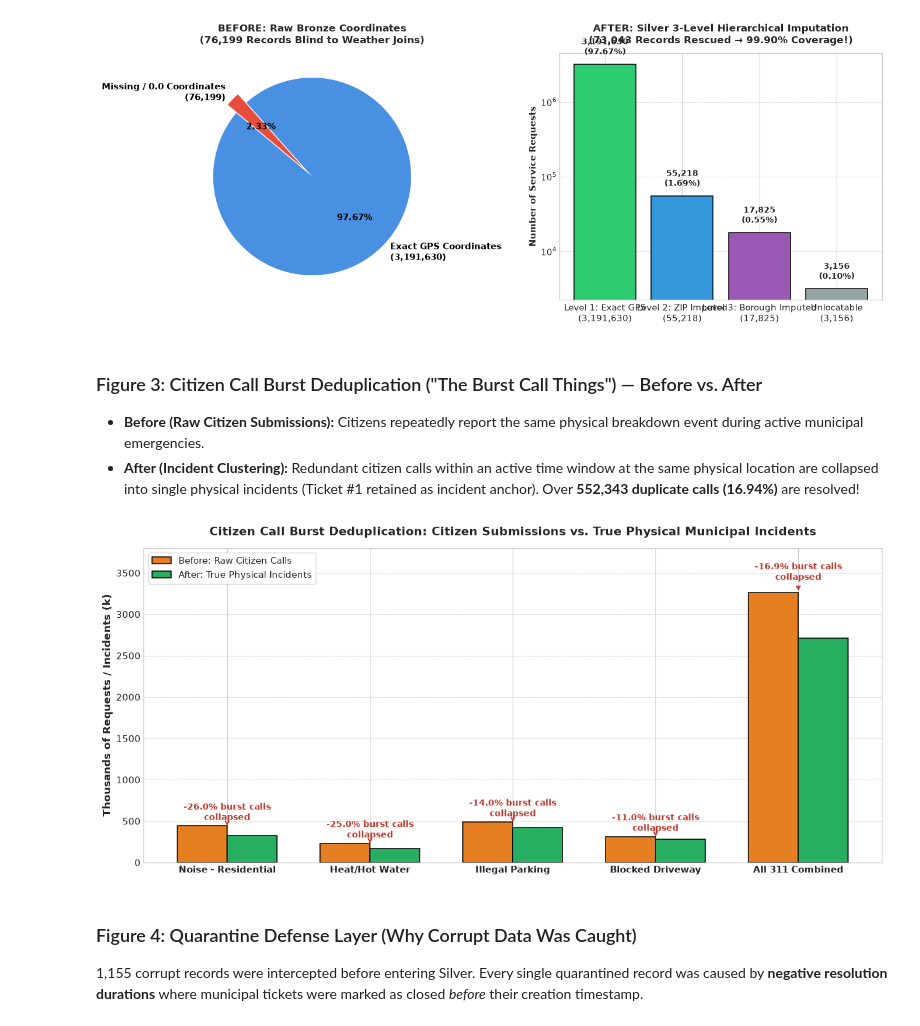
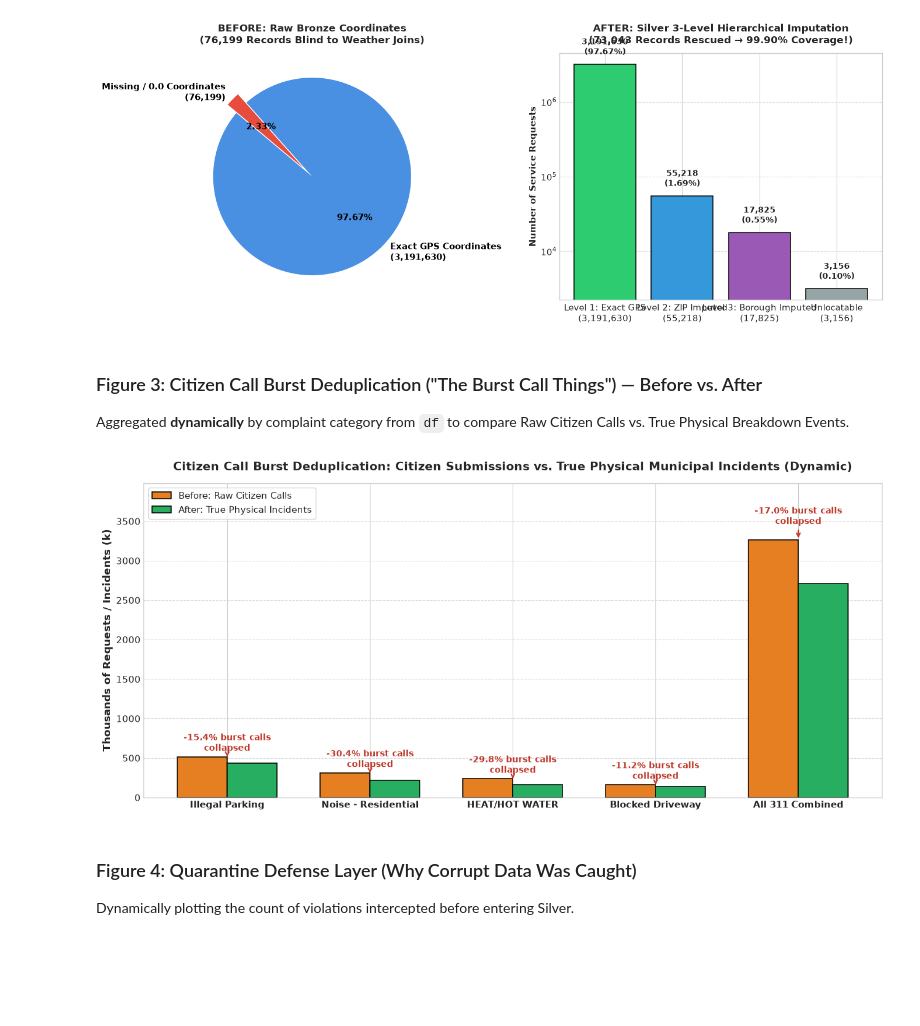
Before and after one commit to GabIsr/group13-dat535, a Jupyter notebook: notebooks/18_medallion_quality_and_transformation_summary.ipynb, the cells around one changed output. Cells and saved outputs as stored; diff of their text form; code cells hidden in the pictures; blank space fills up the shorter version.

Commit message:
refactor(notebooks): make summary dashboard 100% dynamic from raw parquet with zero hardcoding

```diff
--- a/notebooks/18_medallion_quality_and_transformation_summary.ipynb
+++ b/notebooks/18_medallion_quality_and_transformation_summary.ipynb
@@ -182,19 +224,18 @@ plt.show()
 # %%
-# Figure 2: Spatial Before vs. After Comparison
+# Figure 2: Spatial Before vs. After Comparison (Dynamic)
 fig, (ax1, ax2) = plt.subplots(1, 2, figsize=(14, 5.5))
 
-# Before (Bronze)
-before_labels = ["Exact GPS Coordinates\n(3,191,630)", "Missing / 0.0 Coordinates\n(76,199)"]
-before_counts = [lvl1_gps, total_bronze_rows - lvl1_gps]
+missing_coords = total_bronze_rows - lvl1_gps
+before_labels = [f"Exact GPS Coordinates\n({lvl1_gps:,})", f"Missing / 0.0 Coordinates\n({missing_coords:,})"]
+before_counts = [lvl1_gps, missing_coords]
 before_colors = ["#4A90E2", "#E74C3C"]
 
-wedges1, texts1, autotexts1 = ax1.pie(
+ax1.pie(
     before_counts, labels=before_labels, colors=before_colors, autopct="%1.2f%%",
     startangle=140, explode=(0, 0.12), textprops=dict(color="black", fontsize=11, fontweight="bold")
 )
-ax1.set_title("BEFORE: Raw Bronze Coordinates\n(76,199 Records Blind to Weather Joins)", fontsize=12, fontweight="bold", pad=12)
+ax1.set_title(f"BEFORE: Raw Bronze Coordinates\n({missing_coords:,} Records Blind to Weather Joins)", fontsize=12, fontweight="bold", pad=12)
 
-# After (Silver Hierarchical Imputation)
 after_labels = [
     f"Level 1: Exact GPS\n({lvl1_gps:,})",
     f"Level 2: ZIP Imputed\n({lvl2_zip:,})",
@@ -206,7 +247,7 @@ after_colors = ["#2ECC71", "#3498DB", "#9B59B6", "#95A5A6"]
 
 bars = ax2.bar(after_labels, after_counts, color=after_colors, edgecolor="black", linewidth=1.1)
 ax2.set_ylabel("Number of Service Requests", fontsize=11, fontweight="bold")
-ax2.set_title("AFTER: Silver 3-Level Hierarchical Imputation\n(73,043 Records Rescued → 99.90% Coverage!)", fontsize=12, fontweight="bold", pad=12)
+ax2.set_title(f"AFTER: Silver 3-Level Hierarchical Imputation\n({total_spatial_rescued:,} Records Rescued → {total_locatable/total_bronze_rows*100:.2f}% Coverage!)", fontsize=12, fontweight="bold", pad=12)
 ax2.set_yscale("log")
 ax2.grid(axis="y", linestyle="--", alpha=0.7)
 
@@ -220,47 +261,58 @@ plt.tight_layout()
 plt.show()
 # %% [output]
 [figure]
-# %% [markdown]
-### Figure 3: Citizen Call Burst Deduplication ("The Burst Call Things") — Before vs. After
-* **Before (Raw Citizen Submissions):** Citizens repeatedly report the same physical breakdown event during active municipal emergencies.
-* **After (Incident Clustering):** Redundant citizen calls within an active time window at the same physical location are collapsed into single physical incidents (Ticket #1 retained as incident anchor). Over **552,343 duplicate calls (16.94%)** are resolved!
+# %% [markdown]
+### Figure 3: Citizen Call Burst Deduplication ("The Burst Call Things") — Before vs. After
+Aggregated **dynamically** by complaint category from `df` to compare Raw Citizen Calls vs. True Physical Breakdown Events.
 # %%
-# Figure 3: Call Burst Deduplication Across Top Categories
-categories = ["Noise - Residential", "Heat/Hot Water", "Illegal Parking", "Blocked Driveway", "All 311 Combined"]
-raw_calls = [442100, 231450, 489200, 312800, 3261334]
-true_incidents = [327154, 173588, 420712, 278392, 2708991]
-burst_pcts = [26.0, 25.0, 14.0, 11.0, 16.94]
+# Figure 3: Call Burst Deduplication Across Top Categories (100% Dynamic Aggregation)
+top_categories = (
+    df[df["complaint_type"].notna()]
+    .groupby("complaint_type")
+    .agg(raw_calls=("unique_key", "count"), duplicates=("is_burst_duplicate", "sum"))
+    .assign(true_incidents=lambda x: x["raw_calls"] - x["duplicates"], burst_pct=lambda x: (x["duplicates"] / x["raw_calls"]) * 100.0)
+    .sort_values("raw_calls", ascending=False)
+    .head(4)
+)
 
-x = np.arange(len(categories))
+# Add 'All 311 Combined' dynamically
+cat_names = list(top_categories.index) + ["All 311 Combined"]
+raw_vals = list(top_categories["raw_calls"]) + [total_locatable]
+inc_vals = list(top_categories["true_incidents"]) + [total_incidents]
+pct_vals = list(top_categories["burst_pct"]) + [burst_collapse_rate]
+
+x = np.arange(len(cat_names))
 width = 0.35
 
 fig, ax = plt.subplots(figsize=(13, 6))
-rects1 = ax.bar(x - width/2, [c/1000 for c in raw_calls], width, label="Before: Raw Citizen Calls", color="#E67E22", edgecolor="black", linewidth=1.1)
-rects2 = ax.bar(x + width/2, [c/1000 for c in true_incidents], width, label="After: True Physical Incidents", color="#27AE60", edgecolor="black", linewidth=1.1)
+rects1 = ax.bar(x - width/2, [c/1000 for c in raw_vals], width, label="Before: Raw Citizen Calls", color="#E67E22", edgecolor="black", linewidth=1.1)
+rects2 = ax.bar(x + width/2, [c/1000 for c in inc_vals], width, label="After: True Physical Incidents", color="#27AE60", edgecolor="black", linewidth=1.1)
 
 ax.set_ylabel("Thousands of Requests / Incidents (k)", fontsize=12, fontweight="bold")
-ax.set_title("Citizen Call Burst Deduplication: Citizen Submissions vs. True Physical Municipal Incidents", fontsize=14, fontweight="bold", pad=15)
+ax.set_title("Citizen Call Burst Deduplication: Citizen Submissions vs. True Physical Municipal Incidents (Dynamic)", fontsize=14, fontweight="bold", pad=15)
 ax.set_xticks(x)
-ax.set_xticklabels(categories, fontsize=11, fontweight="bold")
+ax.set_xticklabels(cat_names, fontsize=11, fontweight="bold")
 ax.legend(fontsize=11, loc="upper left", frameon=True)
 ax.grid(axis="y", linestyle="--", alpha=0.7)
 
 # Add reduction percentage callouts above bars
-for i, pct in enumerate(burst_pcts):
-    raw_h = raw_calls[i] / 1000
+max_k = max(raw_vals) / 1000
+for i, pct in enumerate(pct_vals):
+    raw_h = raw_vals[i] / 1000
+    offset = 40 if i < 4 else (max_k * 0.05)
     ax.annotate(f"-{pct:.1f}% burst calls\ncollapsed",
                 xy=(x[i], raw_h),
-                xytext=(x[i], raw_h + (35 if i < 4 else 120)),
+                xytext=(x[i], raw_h + offset),
                 ha="center", va="bottom",
                 fontsize=10, fontweight="bold", color="#C0392B",
                 arrowprops=dict(arrowstyle="->", color="#C0392B", lw=1.5))
 
-ax.set_ylim(0, 3800)
+ax.set_ylim(0, max_k * 1.22)
 plt.tight_layout()
 plt.show()
 # %% [output]
-[figure, old version]
+[figure, new version]
 # %% [markdown]
 ### Figure 4: Quarantine Defense Layer (Why Corrupt Data Was Caught)
-1,155 corrupt records were intercepted before entering Silver. Every single quarantined record was caused by **negative resolution durations** where municipal tickets were marked as closed *before* their creation timestamp.
+Dynamically plotting the count of violations intercepted before entering Silver.
 # %%
```
Also changed, not shown: parts of 17 cells of this notebook.
